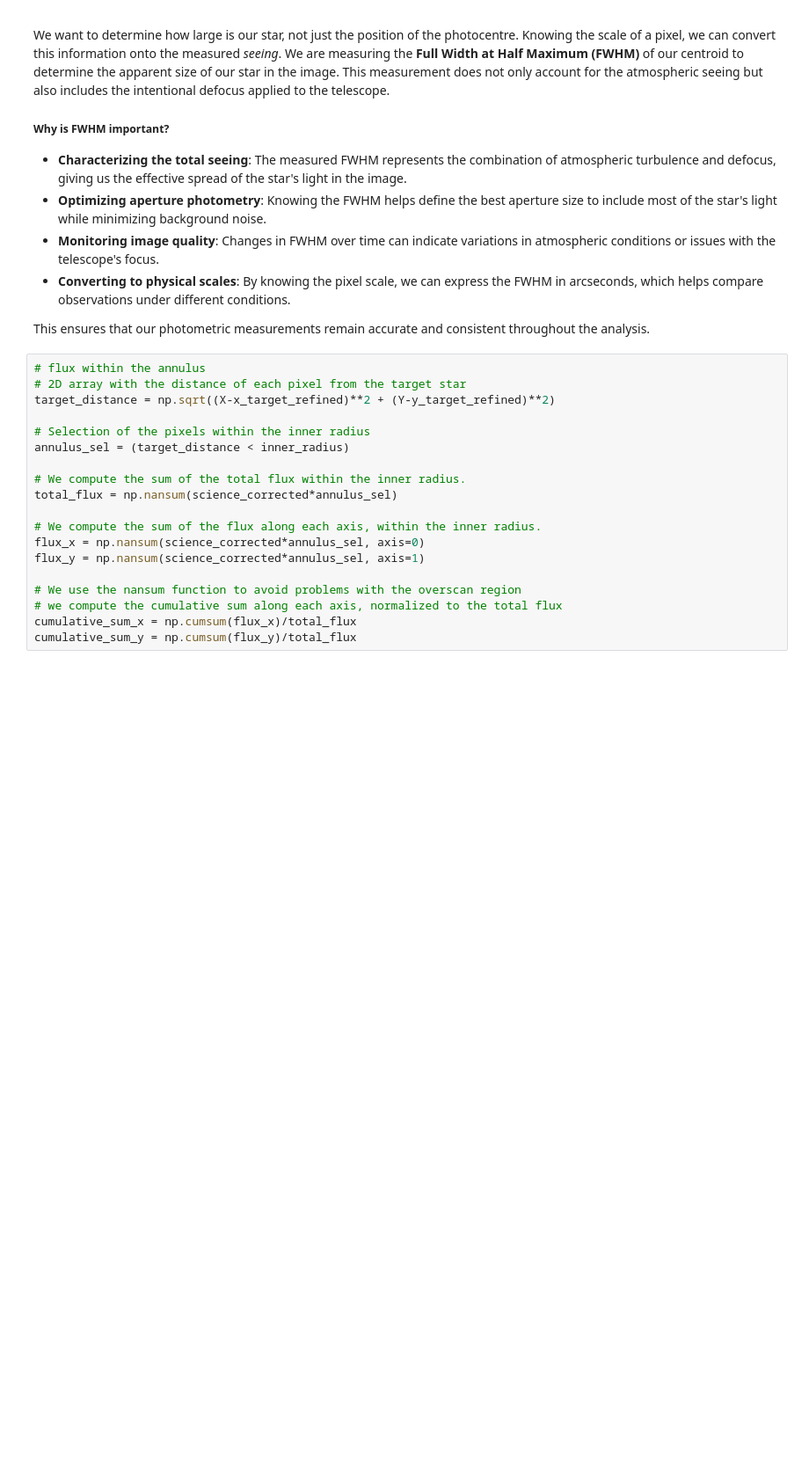
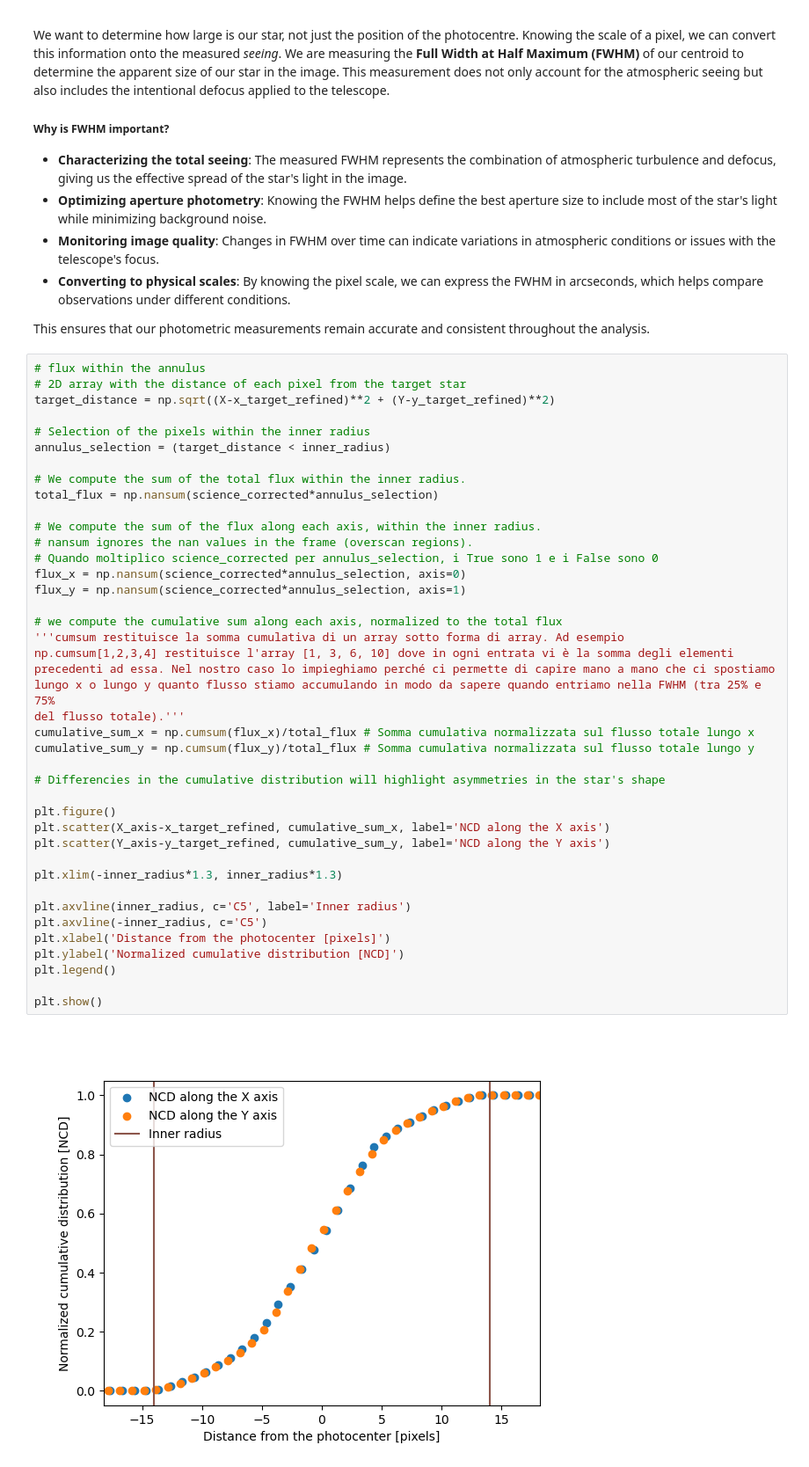
Before and after one commit to LFiaccadori/Astrolab2, a Jupyter notebook: 04 - Centroid Measurement.ipynb, the cells around one changed output. Shown at 88% size. Cells and saved outputs as stored; diff of their text form; blank space fills up the shorter version.

Commit message:
FWHM Calcolata

```diff
--- a/04 - Centroid Measurement.ipynb
+++ b/04 - Centroid Measurement.ipynb
@@ -448,19 +448,43 @@ This ensures that our photometric measurements remain accurate and consistent th
 # %%
 # flux within the annulus
 # 2D array with the distance of each pixel from the target star
 target_distance = np.sqrt((X-x_target_refined)**2 + (Y-y_target_refined)**2)
 
 # Selection of the pixels within the inner radius
-annulus_sel = (target_distance < inner_radius)
+annulus_selection = (target_distance < inner_radius)
 
 # We compute the sum of the total flux within the inner radius.
-total_flux = np.nansum(science_corrected*annulus_sel)
+total_flux = np.nansum(science_corrected*annulus_selection)
 
 # We compute the sum of the flux along each axis, within the inner radius.
-flux_x = np.nansum(science_corrected*annulus_sel, axis=0)
-flux_y = np.nansum(science_corrected*annulus_sel, axis=1)
+# nansum ignores the nan values in the frame (overscan regions).
+# Quando moltiplico science_corrected per annulus_selection, i True sono 1 e i False sono 0
+flux_x = np.nansum(science_corrected*annulus_selection, axis=0)
+flux_y = np.nansum(science_corrected*annulus_selection, axis=1)
 
-# We use the nansum function to avoid problems with the overscan region
 # we compute the cumulative sum along each axis, normalized to the total flux
-cumulative_sum_x = np.cumsum(flux_x)/total_flux
-cumulative_sum_y = np.cumsum(flux_y)/total_flux
+'''cumsum restituisce la somma cumulativa di un array sotto forma di array. Ad esempio
+np.cumsum[1,2,3,4] restituisce l'array [1, 3, 6, 10] dove in ogni entrata vi è la somma degli elementi
+precedenti ad essa. Nel nostro caso lo impieghiamo perché ci permette di capire mano a mano che ci spostiamo
+lungo x o lungo y quanto flusso stiamo accumulando in modo da sapere quando entriamo nella FWHM (tra 25% e 75%
+del flusso totale).'''
+cumulative_sum_x = np.cumsum(flux_x)/total_flux # Somma cumulativa normalizzata sul flusso totale lungo x
+cumulative_sum_y = np.cumsum(flux_y)/total_flux # Somma cumulativa normalizzata sul flusso totale lungo y
+
+# Differencies in the cumulative distribution will highlight asymmetries in the star's shape
+
+plt.figure()
+plt.scatter(X_axis-x_target_refined, cumulative_sum_x, label='NCD along the X axis')
+plt.scatter(Y_axis-y_target_refined, cumulative_sum_y, label='NCD along the Y axis')
+
+plt.xlim(-inner_radius*1.3, inner_radius*1.3)
+
+plt.axvline(inner_radius, c='C5', label='Inner radius')
+plt.axvline(-inner_radius, c='C5')
+plt.xlabel('Distance from the photocenter [pixels]')
+plt.ylabel('Normalized cumulative distribution [NCD]')
+plt.legend()
+
+plt.show()
+# %% [output]
+[figure, added]
```
Also changed, not shown: parts of 3 cells of this notebook.
